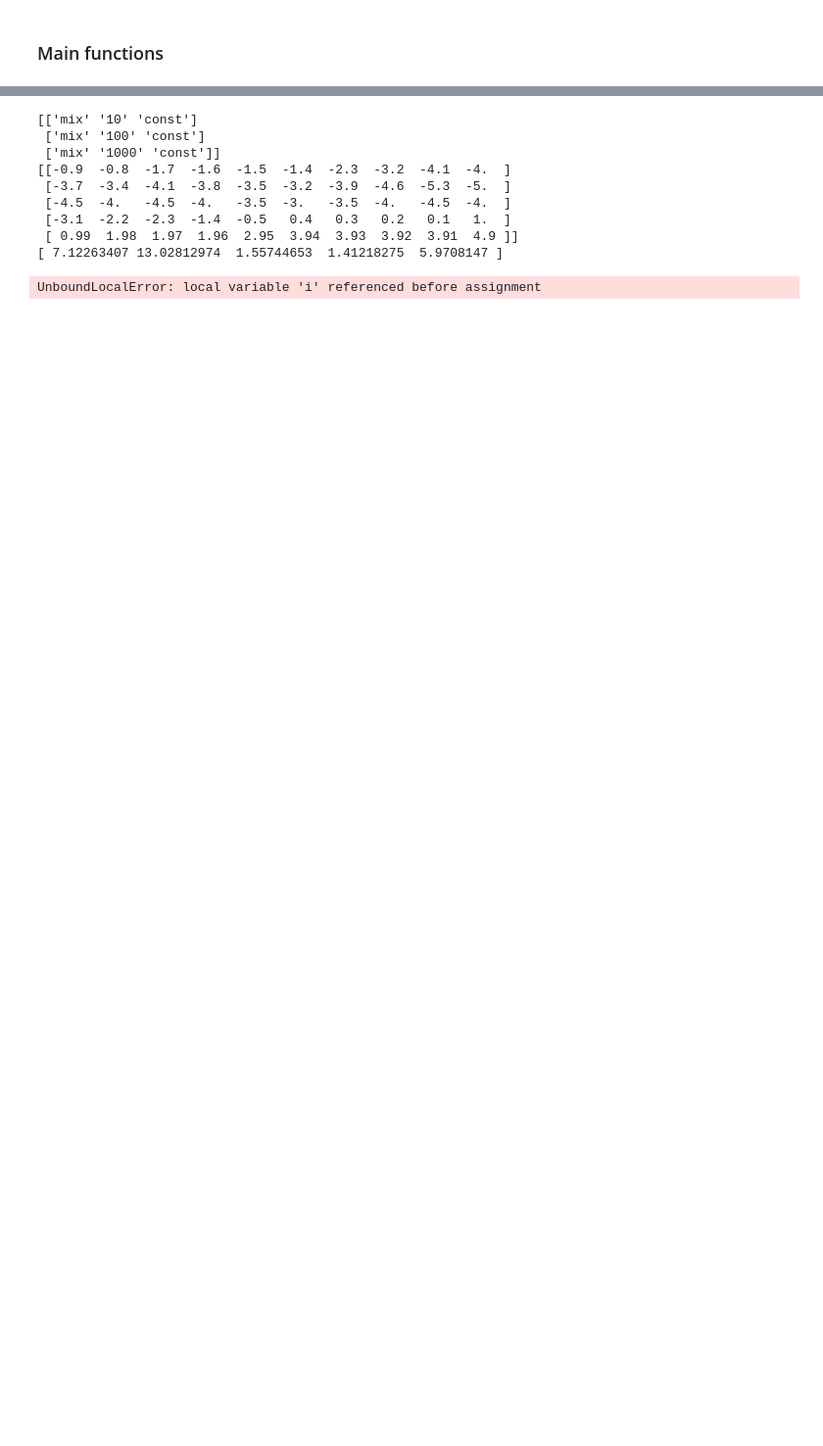
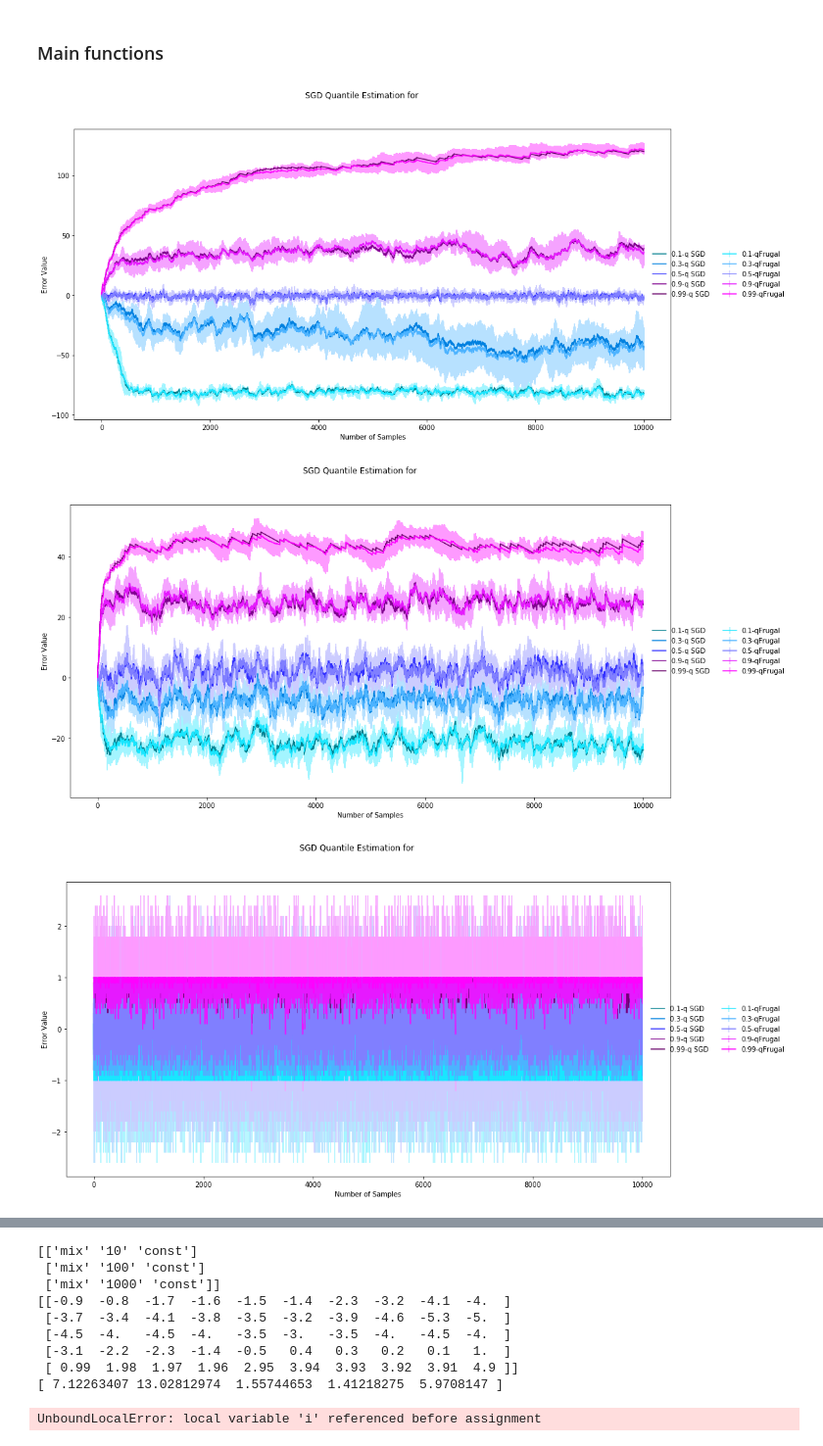
Before and after one commit to chengsoonong/eheye, a Jupyter notebook: QuantEst/sgd_est_experiment/Experiment_final.ipynb, the cells around one changed output, grey strips where cells are left out. Shown at 98% size. Cells and saved outputs as stored; diff of their text form; code cells hidden in the pictures; blank space fills up the shorter version.

```diff
--- a/QuantEst/sgd_est_experiment/Experiment_final.ipynb
+++ b/QuantEst/sgd_est_experiment/Experiment_final.ipynb
@@ -369,31 +387,25 @@ def all_sgd_comparisons():
             sgd_frugal_compare(folder_name, distros, 1000, tau_vals)
 #         if t=='Dataset':
 # %%
-def sgd_frugal_compare(folder, distro_lst, datasize, tau_lst=tau_vals):
+def sgd_frugal_compare(distro_lst, datasize, tau_lst=tau_vals):
     #distro changes, use the biggest datasize, do not shuffle
-#     fig, (ax1,ax2) = plt.subplots(1,2)
-#     fig.set_size_inches(12, 7)
     for distro in distro_lst:
-        fig, (ax1,ax2) = plt.subplots(1,2)
-        fig.set_size_inches(16, 4)
-
         dataset = get_dataset(distro, datasize, False)
         q_batches = get_q_batches(dataset, tau_lst)
 
         sgd_res, sgd_proc = get_q_ests(dataset, 'const', tau_lst)
-        ax1.plot(sgd_proc.T, label='sgd')
 
         N_frugal = 10
         frugal_res = np.zeros((N_frugal, len(tau_lst)))
         frugal_proc = np.zeros((N_frugal, len(tau_lst), datasize))
         for i in range(N_frugal):
             frugal_res[i], frugal_proc[i] = get_q_ests(dataset, 'frugal', tau_lst)
-            for proc in frugal_proc[i]:
-                ax2.plot(proc, label = (str(tau_lst[i])+'quantile') if i==0 else '')
-        ax2.legend()
-        ax1.set_title('sgd for '+distro)
-        ax2.set_title('frugal for '+distro)
-        plt.savefig(folder+distro+".png")
-        #print chart for everyone
 
-# sgd_frugal_compare(distros, 1000)
+        plot_procs(tau_vals, None, frugal_proc, sgd_proc)
+
+
+sgd_frugal_compare(distros, 10000)
+# %% [output]
+[figure, added]
+[figure, added]
+[figure, added]
```
Also changed, not shown: parts of 5 cells of this notebook.
